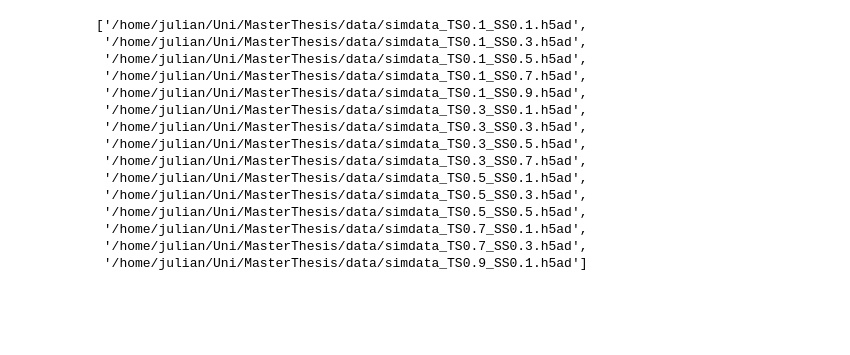
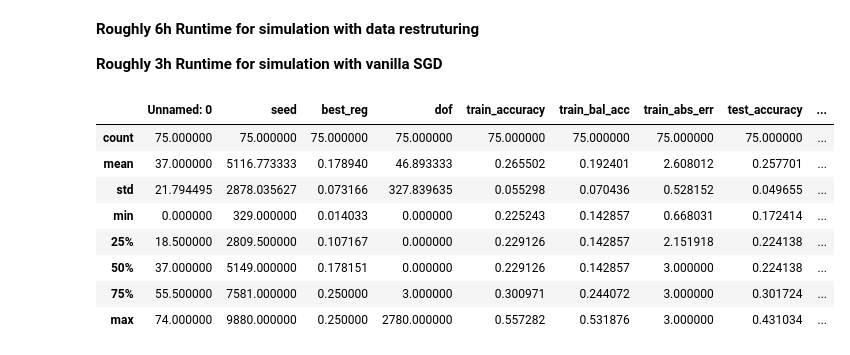
Before and after one commit to JulianFlesch/Masterthesis-Supplementary, a Jupyter notebook: experiments/04C_CompareResults/Simulation.ipynb, the cells around one changed output. Saved outputs shown, nothing was run; the diff lists cells and outputs as text; code cells hidden in the pictures; blank space fills up the shorter version.

```diff
--- a/experiments/04C_CompareResults/Simulation.ipynb
+++ b/experiments/04C_CompareResults/Simulation.ipynb
@@ -240,0 +20,34 @@ print(datetime.datetime.now())
+# %%
+estimator_class = VanillaSGDBinarizedModel
+
+# report files
+genes_outfile = "genes_py_2.txt"
+results_outfile = "results_py_2.txt"
+
+# Fit params
+n_seeds = 5
+n_folds = 5
+n_jobs = 4
+n_reg_params = 20
+reg_params = np.geomspace(0.25, 0.01, n_reg_params)
+scoring = metrics.make_scorer(metrics.accuracy_score)
+
+# Simulation data
+data_dir = "/home/julian/Uni/MasterThesis/data"
+filenames = [
+    "simdata_TS0.1_SS0.1.h5ad",
+    "simdata_TS0.1_SS0.3.h5ad",
+    "simdata_TS0.1_SS0.5.h5ad",
+    "simdata_TS0.1_SS0.7.h5ad",
+    "simdata_TS0.1_SS0.9.h5ad",
+    "simdata_TS0.3_SS0.1.h5ad",
+    "simdata_TS0.3_SS0.3.h5ad",
+    "simdata_TS0.3_SS0.5.h5ad",
+    "simdata_TS0.3_SS0.7.h5ad",
+    "simdata_TS0.5_SS0.1.h5ad",
+    "simdata_TS0.5_SS0.3.h5ad",
+    "simdata_TS0.5_SS0.5.h5ad",
+    "simdata_TS0.7_SS0.1.h5ad",
+    "simdata_TS0.7_SS0.3.h5ad",
+    "simdata_TS0.9_SS0.1.h5ad"
+]
@@ -246,18 +201,18 @@ print(datetime.datetime.now())
-# %%
-[os.path.join(data_dir, f) for f in filenames]
-# %% [output]
-['/home/julian/Uni/MasterThesis/data/simdata_TS0.1_SS0.1.h5ad',
- '/home/julian/Uni/MasterThesis/data/simdata_TS0.1_SS0.3.h5ad',
- '/home/julian/Uni/MasterThesis/data/simdata_TS0.1_SS0.5.h5ad',
- '/home/julian/Uni/MasterThesis/data/simdata_TS0.1_SS0.7.h5ad',
- '/home/julian/Uni/MasterThesis/data/simdata_TS0.1_SS0.9.h5ad',
- '/home/julian/Uni/MasterThesis/data/simdata_TS0.3_SS0.1.h5ad',
- '/home/julian/Uni/MasterThesis/data/simdata_TS0.3_SS0.3.h5ad',
- '/home/julian/Uni/MasterThesis/data/simdata_TS0.3_SS0.5.h5ad',
- '/home/julian/Uni/MasterThesis/data/simdata_TS0.3_SS0.7.h5ad',
- '/home/julian/Uni/MasterThesis/data/simdata_TS0.5_SS0.1.h5ad',
- '/home/julian/Uni/MasterThesis/data/simdata_TS0.5_SS0.3.h5ad',
- '/home/julian/Uni/MasterThesis/data/simdata_TS0.5_SS0.5.h5ad',
- '/home/julian/Uni/MasterThesis/data/simdata_TS0.7_SS0.1.h5ad',
- '/home/julian/Uni/MasterThesis/data/simdata_TS0.7_SS0.3.h5ad',
- '/home/julian/Uni/MasterThesis/data/simdata_TS0.9_SS0.1.h5ad']
+# %% [markdown]
+**Roughly 6h Runtime for simulation with data restruturing**
+
+**Roughly 3h Runtime for simulation with vanilla SGD**
+# %%
+df = pd.read_csv(results_outfile)
+# %%
+df.describe()
+# %% [output]
+|  | Unnamed: 0 | seed | best_reg | dof | train_accuracy | train_bal_acc | train_abs_err | test_accuracy | ... |
+| count | 75.000000 | 75.000000 | 75.000000 | 75.000000 | 75.000000 | 75.000000 | 75.000000 | 75.000000 | ... |
+| mean | 37.000000 | 5116.773333 | 0.178940 | 46.893333 | 0.265502 | 0.192401 | 2.608012 | 0.257701 | ... |
+| std | 21.794495 | 2878.035627 | 0.073166 | 327.839635 | 0.055298 | 0.070436 | 0.528152 | 0.049655 | ... |
+| min | 0.000000 | 329.000000 | 0.014033 | 0.000000 | 0.225243 | 0.142857 | 0.668031 | 0.172414 | ... |
+| 25% | 18.500000 | 2809.500000 | 0.107167 | 0.000000 | 0.229126 | 0.142857 | 2.151918 | 0.224138 | ... |
+| 50% | 37.000000 | 5149.000000 | 0.178151 | 0.000000 | 0.229126 | 0.142857 | 3.000000 | 0.224138 | ... |
+| 75% | 55.500000 | 7581.000000 | 0.250000 | 3.000000 | 0.300971 | 0.244072 | 3.000000 | 0.301724 | ... |
+| max | 74.000000 | 9880.000000 | 0.250000 | 2780.000000 | 0.557282 | 0.531876 | 3.000000 | 0.431034 | ... |
```
Also changed, not shown: parts of 10 cells of this notebook, 13 other files.
